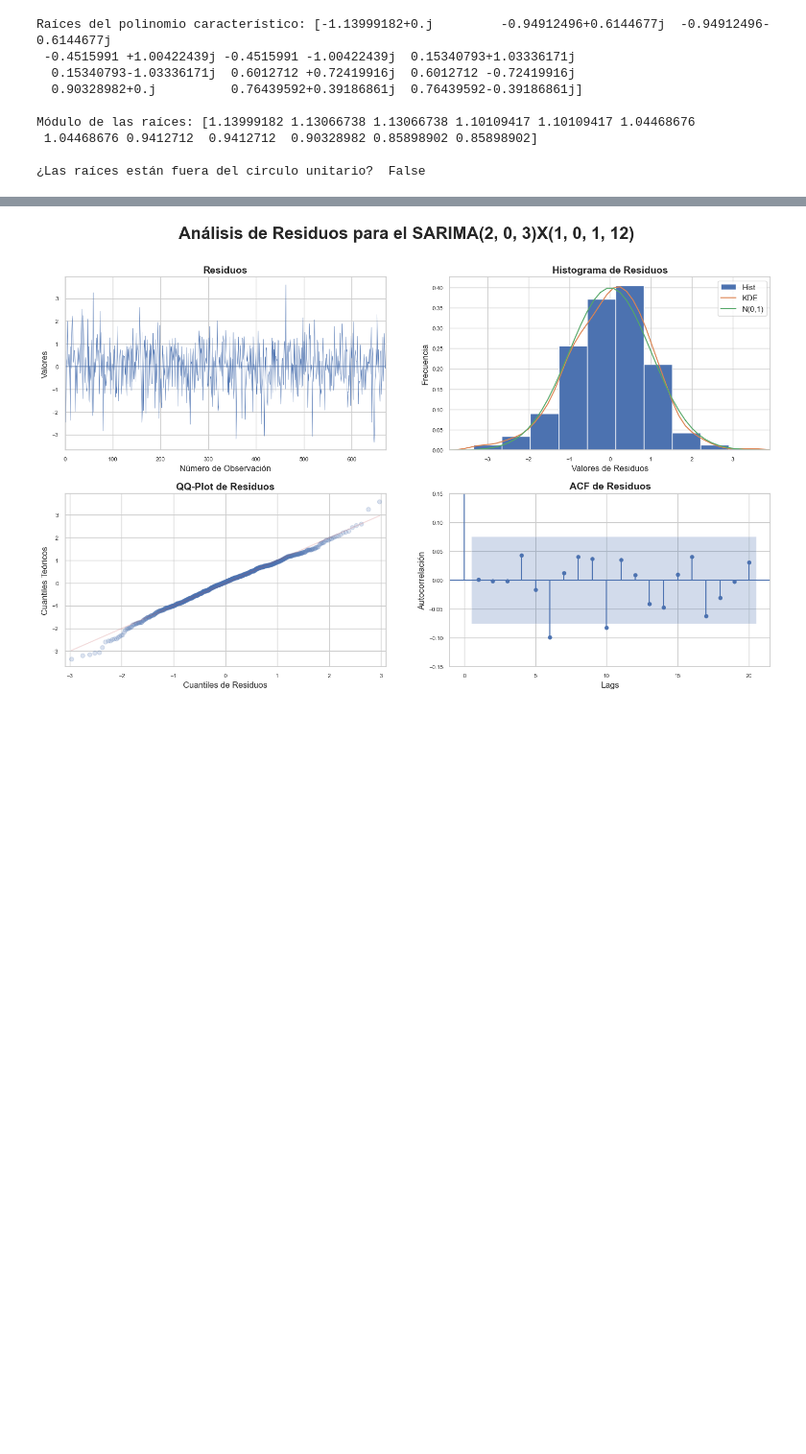
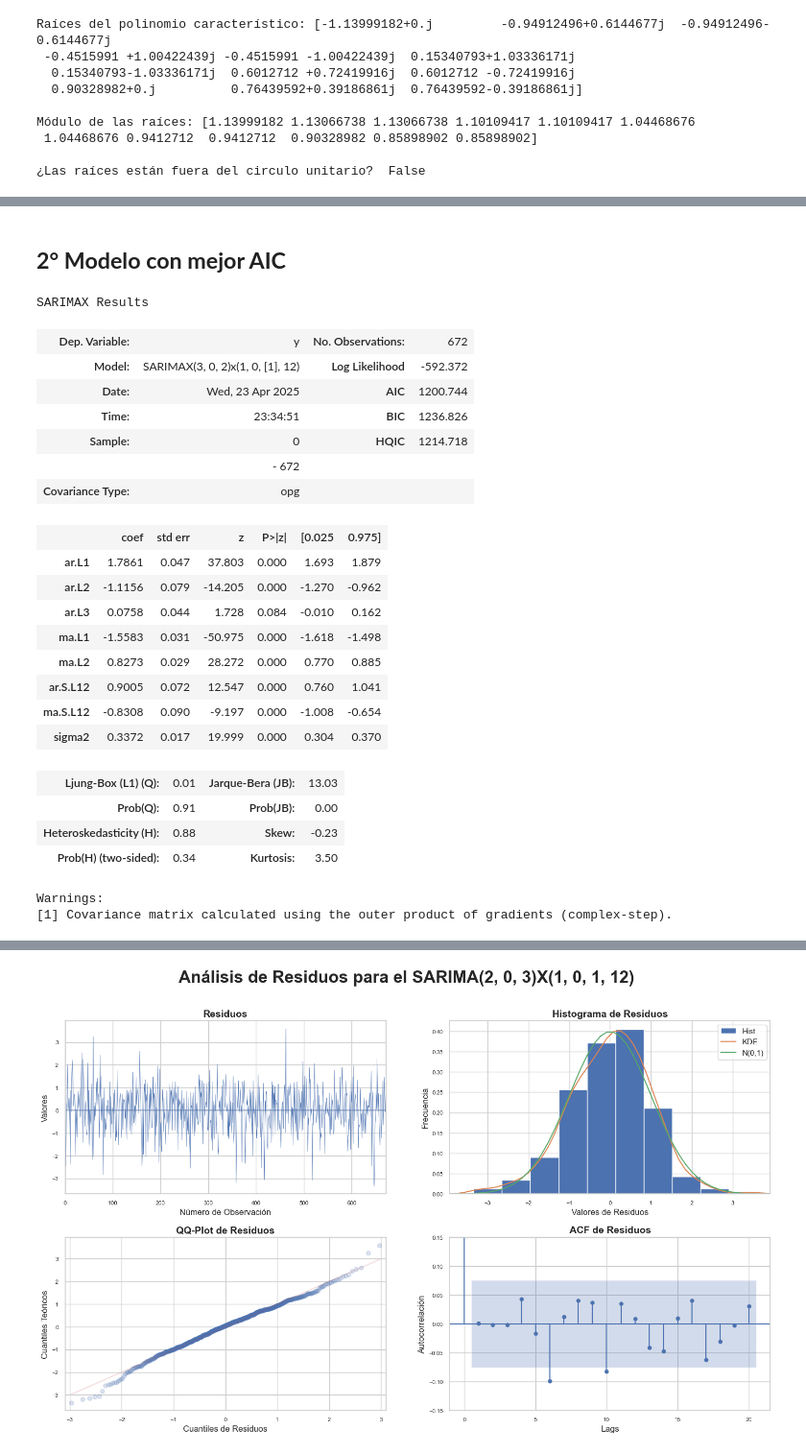
Before and after one commit to heritaco/Time-Series, a Jupyter notebook: 05-SARIMA/Precipitacion en Puebla.ipynb, the cells around one changed output, grey strips where cells are left out. Shown at 96% size. Drawn from its saved outputs; the diff is of its cells as text; code cells hidden in the pictures; blank space fills up the shorter version.

```diff
--- a/05-SARIMA/Precipitacion en Puebla.ipynb
+++ b/05-SARIMA/Precipitacion en Puebla.ipynb
@@ -384 +405,33 @@ Módulo de las raíces: [1.13999182 1.13066738 1.13066738 1.10109417 1.10109417
+# %% [markdown]
+## **2° Modelo con mejor AIC**
+# %%
+modelo=SARIMAX(ypre,
+               order=(3,0,2),
+               seasonal_order=(1,0,1,12)).fit()
+
+modelo.summary()
+# %% [output]
+SARIMAX Results
+| Dep. Variable: | y | No. Observations: | 672 |
+| Model: | SARIMAX(3, 0, 2)x(1, 0, [1], 12) | Log Likelihood | -592.372 |
+| Date: | Wed, 23 Apr 2025 | AIC | 1200.744 |
+| Time: | 23:34:51 | BIC | 1236.826 |
+| Sample: | 0 | HQIC | 1214.718 |
+|  | - 672 |  |  |
+| Covariance Type: | opg |  |  |
+|  | coef | std err | z | P>|z| | [0.025 | 0.975] |
+| ar.L1 | 1.7861 | 0.047 | 37.803 | 0.000 | 1.693 | 1.879 |
+| ar.L2 | -1.1156 | 0.079 | -14.205 | 0.000 | -1.270 | -0.962 |
+| ar.L3 | 0.0758 | 0.044 | 1.728 | 0.084 | -0.010 | 0.162 |
+| ma.L1 | -1.5583 | 0.031 | -50.975 | 0.000 | -1.618 | -1.498 |
+| ma.L2 | 0.8273 | 0.029 | 28.272 | 0.000 | 0.770 | 0.885 |
+| ar.S.L12 | 0.9005 | 0.072 | 12.547 | 0.000 | 0.760 | 1.041 |
+| ma.S.L12 | -0.8308 | 0.090 | -9.197 | 0.000 | -1.008 | -0.654 |
+| sigma2 | 0.3372 | 0.017 | 19.999 | 0.000 | 0.304 | 0.370 |
+| Ljung-Box (L1) (Q): | 0.01 | Jarque-Bera (JB): | 13.03 |
+| Prob(Q): | 0.91 | Prob(JB): | 0.00 |
+| Heteroskedasticity (H): | 0.88 | Skew: | -0.23 |
+| Prob(H) (two-sided): | 0.34 | Kurtosis: | 3.50 |
+Warnings:
+[1] Covariance matrix calculated using the outer product of gradients (complex-step).
 # %%
```
Also changed, not shown: parts of 31 cells of this notebook, 1 other file.
